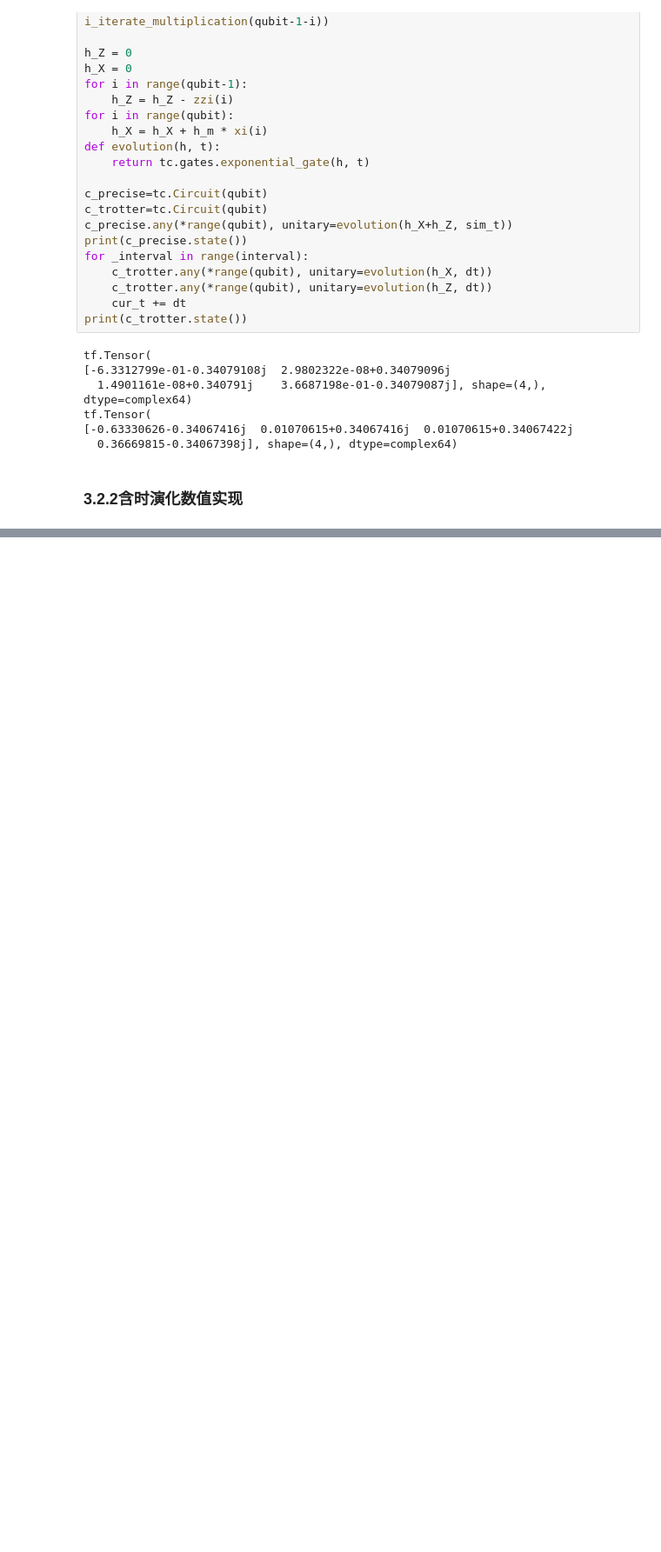
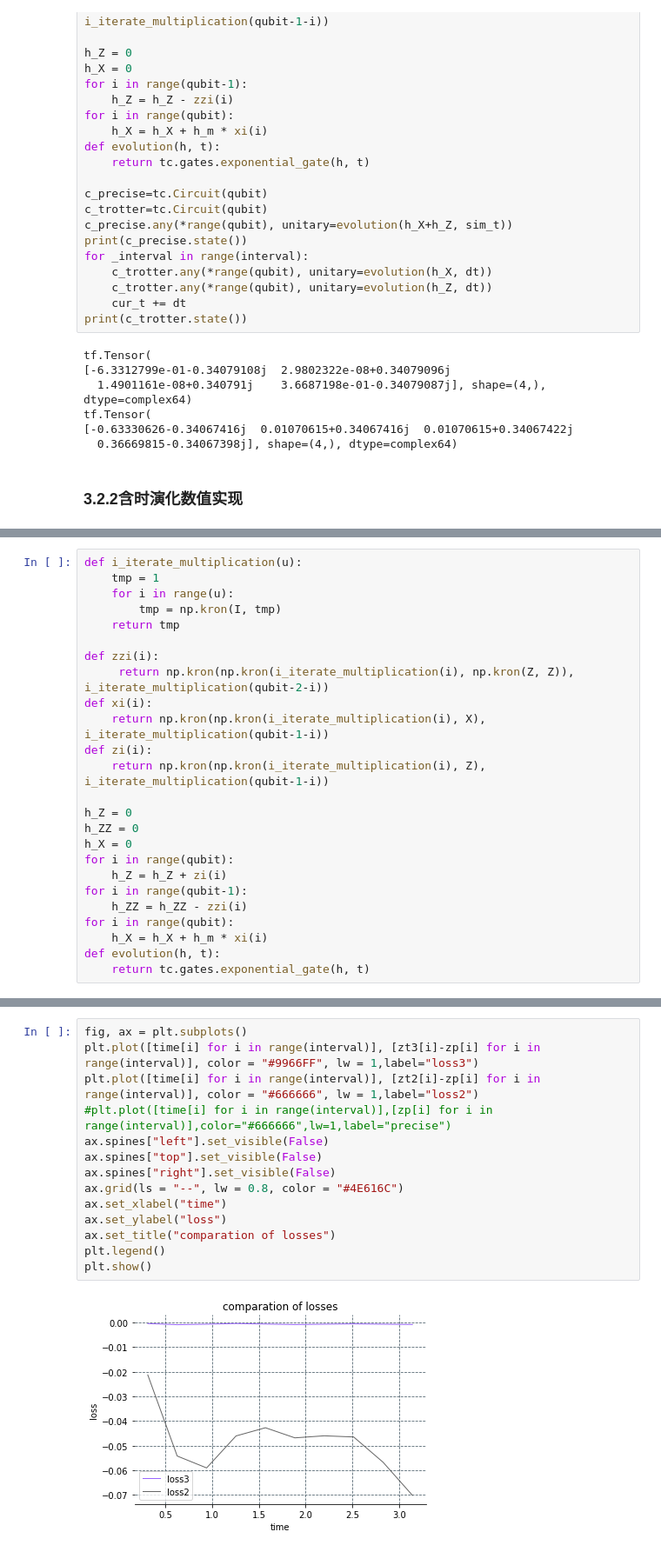
Before and after one commit to BenjaminT2048/quantum_simulations, a Jupyter notebook: coding diary.ipynb, the cells around one changed output, grey strips where cells are left out. Shown at 87% size. Cells and saved outputs as stored; diff of their text form; blank space fills up the shorter version.

```diff
--- a/coding diary.ipynb
+++ b/coding diary.ipynb
@@ -1068,0 +1461,25 @@ tf.Tensor(
+# %%
+def i_iterate_multiplication(u):
+    tmp = 1
+    for i in range(u):
+        tmp = np.kron(I, tmp)
+    return tmp
+
+def zzi(i):
+     return np.kron(np.kron(i_iterate_multiplication(i), np.kron(Z, Z)), i_iterate_multiplication(qubit-2-i))
+def xi(i):
+    return np.kron(np.kron(i_iterate_multiplication(i), X), i_iterate_multiplication(qubit-1-i))
+def zi(i):
+    return np.kron(np.kron(i_iterate_multiplication(i), Z), i_iterate_multiplication(qubit-1-i))
+
+h_Z = 0
+h_ZZ = 0
+h_X = 0
+for i in range(qubit):
+    h_Z = h_Z + zi(i)
+for i in range(qubit-1):
+    h_ZZ = h_ZZ - zzi(i)
+for i in range(qubit):
+    h_X = h_X + h_m * xi(i)
+def evolution(h, t):
+    return tc.gates.exponential_gate(h, t)
@@ -1068,0 +1541,16 @@ tf.Tensor(
+# %%
+fig, ax = plt.subplots()
+plt.plot([time[i] for i in range(interval)], [zt3[i]-zp[i] for i in range(interval)], color = "#9966FF", lw = 1,label="loss3")
+plt.plot([time[i] for i in range(interval)], [zt2[i]-zp[i] for i in range(interval)], color = "#666666", lw = 1,label="loss2")
+#plt.plot([time[i] for i in range(interval)],[zp[i] for i in range(interval)],color="#666666",lw=1,label="precise")
+ax.spines["left"].set_visible(False)
+ax.spines["top"].set_visible(False)
+ax.spines["right"].set_visible(False)
+ax.grid(ls = "--", lw = 0.8, color = "#4E616C")
+ax.set_xlabel("time")
+ax.set_ylabel("loss")
+ax.set_title("comparation of losses")
+plt.legend()
+plt.show()
+# %% [output]
+[figure, added]
```
Also changed, not shown: parts of 24 cells of this notebook.
